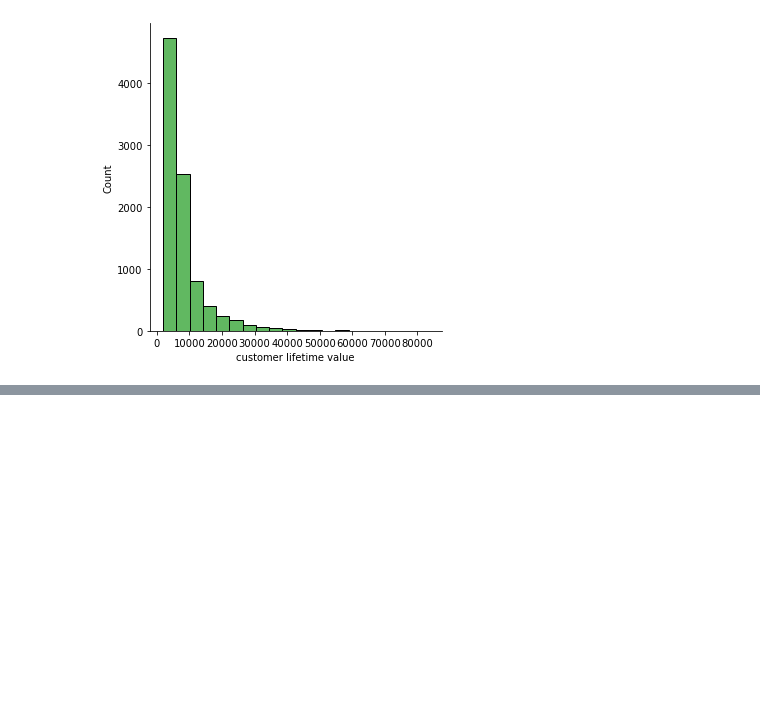
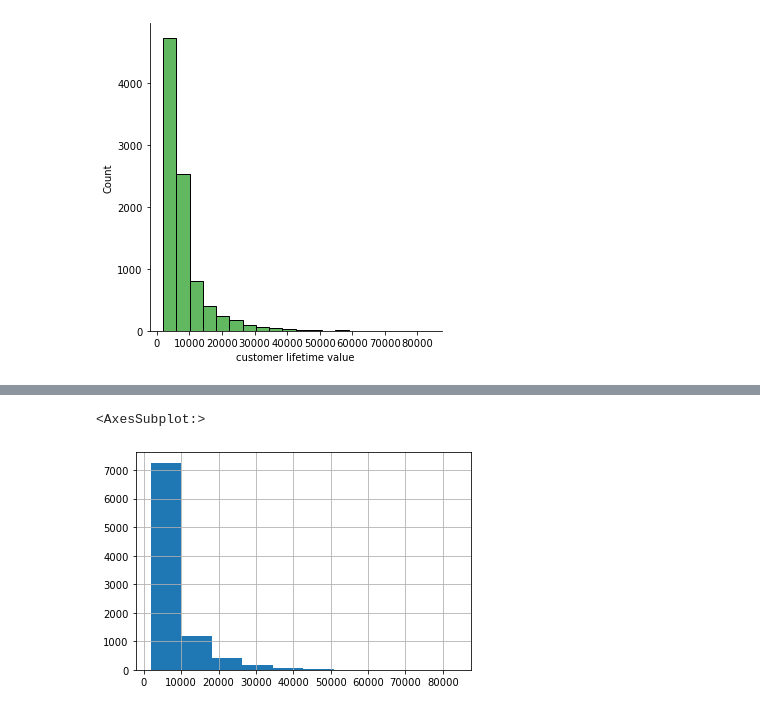
Before and after one commit to silviadifra/lab-customer-analysis-round-4, a Jupyter notebook: Lab-customer-analysis-round-4.ipynb, the cells around one changed output, grey strips where cells are left out. Drawn from its saved outputs; the diff is of its cells as text; code cells hidden in the pictures; blank space fills up the shorter version.

```diff
--- a/Lab-customer-analysis-round-4.ipynb
+++ b/Lab-customer-analysis-round-4.ipynb
@@ -370 +352,6 @@ plt.show()
+# %%
+numerical['customer lifetime value'].hist()
+# %% [output]
+<AxesSubplot:>
+[figure, added]
 # %%
```
Also changed, not shown: parts of 14 cells of this notebook.
